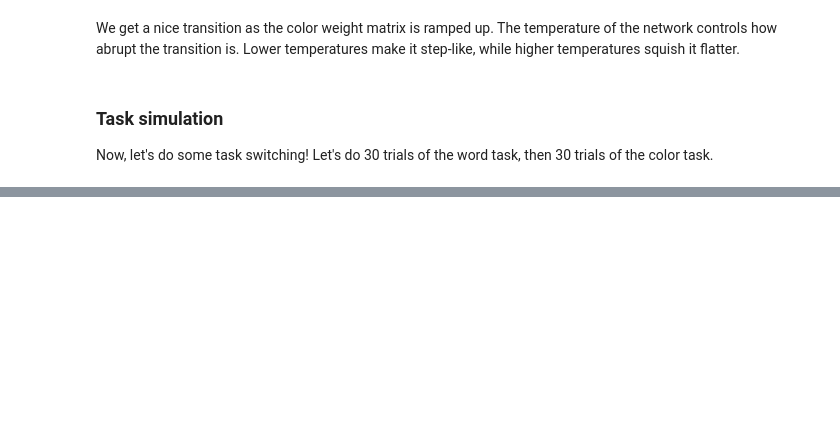
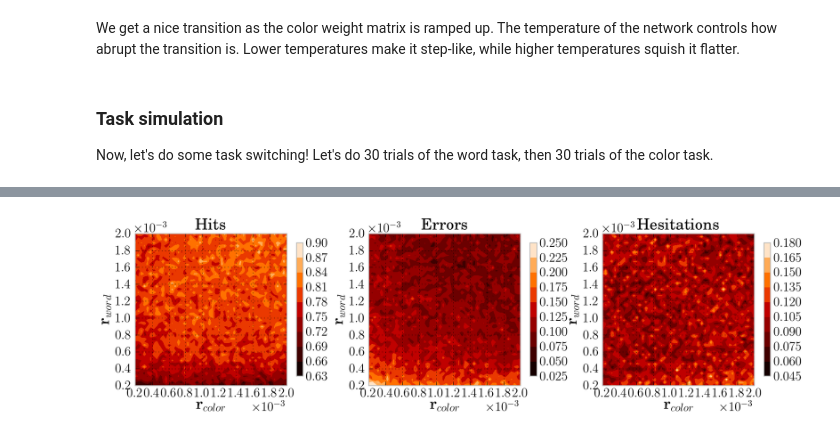
Before and after one commit to mcleonard/task_switch, a Jupyter notebook: Task switching simulation.ipynb, the cells around one changed output, grey strips where cells are left out. Saved outputs shown, nothing was run; the diff lists cells and outputs as text; code cells hidden in the pictures; blank space fills up the shorter version.

```diff
--- a/Task switching simulation.ipynb
+++ b/Task switching simulation.ipynb
@@ -220,0 +211,24 @@ plots.session_plot(sim.Sim)
+# %%
+from collections import defaultdict
+from itertools import product
+block_lengths = sim.random_blocks(8, 40, 30)
+N = 50
+outcome_rates = defaultdict(list)
+rates = np.linspace(0.0002, 0.002, N)
+for w_rate, c_rate in product(rates, rates):
+    sim.reset_sim()
+    update_kwargs = {'word_rate':w_rate, 'color_rate':c_rate,
+                     'trial_interval':250,
+                     'word_limits':(0.05,0.95), 'color_limits':(0.3,0.7)}
+    sim.run_simulation(block_lengths, **update_kwargs)
+    for each in ['hits', 'errors', 'hesitations']:
+        outcome_rates[each].append(sim.outcome_proportion(each))
+# %%
+arrays = [ np.array(outcome_rates[each]).reshape(N,N)
+           for each in ['hits','errors', 'hesitations'] ]
+axes = plots.outcome_contours(rates, rates, *arrays)
+for ax in axes:
+    ax.set_xlabel('r_{color}', size='x-large')
+    _ = ax.set_ylabel('r_{word}', size='x-large')
+# %% [output]
+[figure, added]
```
Also changed, not shown: parts of 20 cells of this notebook.
